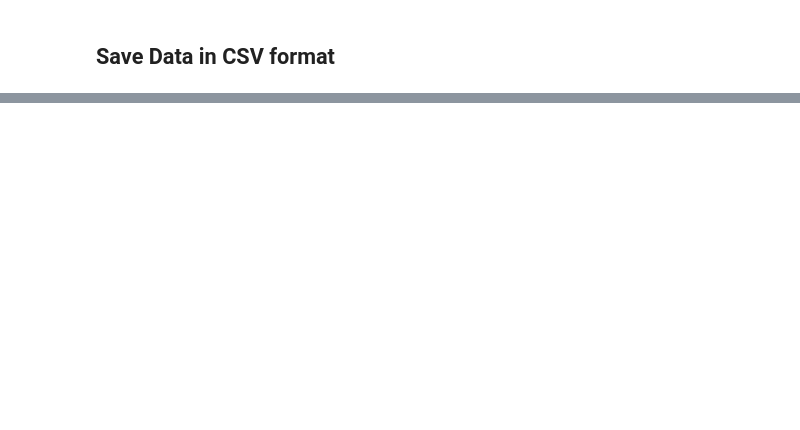
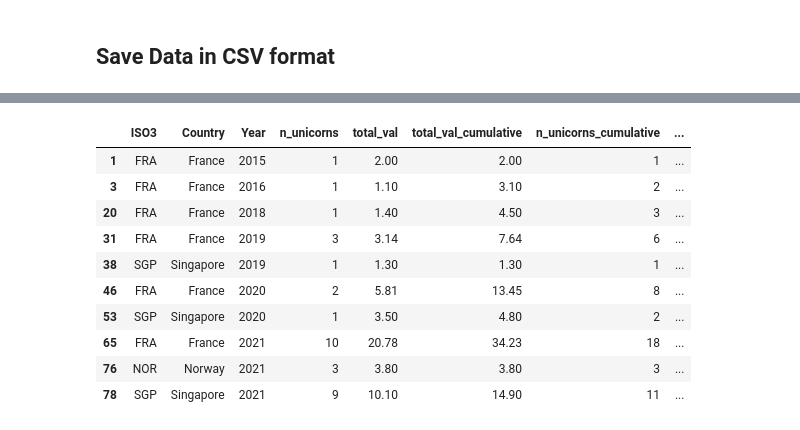
Before and after one commit to dalnakeb/Information_Visualisation_Project, a Jupyter notebook: notebooks/preprocessing.ipynb, the cells around one changed output, grey strips where cells are left out. Saved outputs shown, nothing was run; the diff lists cells and outputs as text; code cells hidden in the pictures; blank space fills up the shorter version.

```diff
--- a/notebooks/preprocessing.ipynb
+++ b/notebooks/preprocessing.ipynb
@@ -370,0 +447,14 @@ qol_df
+# %%
+unicorn_startups_df[unicorn_startups_df["Country_Geom"].isna()]
+# %% [output]
+|  | ISO3 | Country | Year | n_unicorns | total_val | total_val_cumulative | n_unicorns_cumulative | ... |
+| 1 | FRA | France | 2015 | 1 | 2.00 | 2.00 | 1 | ... |
+| 3 | FRA | France | 2016 | 1 | 1.10 | 3.10 | 2 | ... |
+| 20 | FRA | France | 2018 | 1 | 1.40 | 4.50 | 3 | ... |
+| 31 | FRA | France | 2019 | 3 | 3.14 | 7.64 | 6 | ... |
+| 38 | SGP | Singapore | 2019 | 1 | 1.30 | 1.30 | 1 | ... |
+| 46 | FRA | France | 2020 | 2 | 5.81 | 13.45 | 8 | ... |
+| 53 | SGP | Singapore | 2020 | 1 | 3.50 | 4.80 | 2 | ... |
+| 65 | FRA | France | 2021 | 10 | 20.78 | 34.23 | 18 | ... |
+| 76 | NOR | Norway | 2021 | 3 | 3.80 | 3.80 | 3 | ... |
+| 78 | SGP | Singapore | 2021 | 9 | 10.10 | 14.90 | 11 | ... |
```
Also changed, not shown: parts of 20 cells of this notebook, 2 other files.
